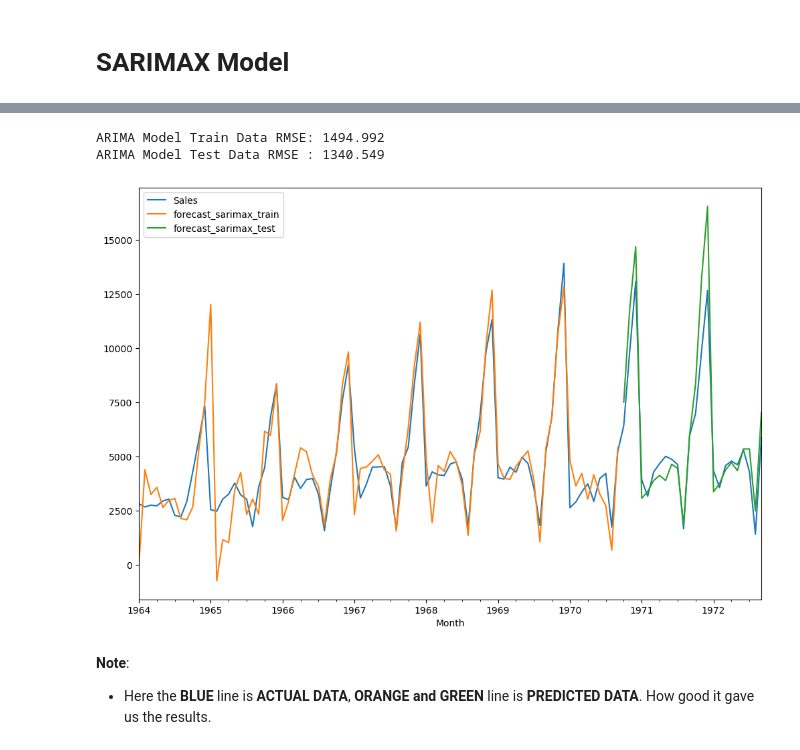
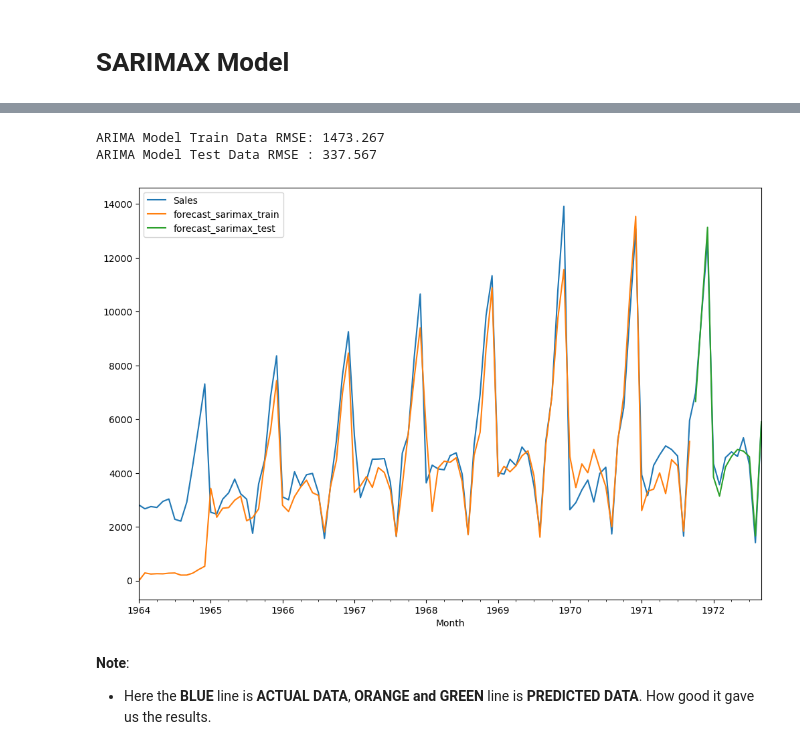
Before and after one commit to celik-muhammed/DL_Deploy_Time_Series-Product-Sales-Project, a Jupyter notebook: ml_time_series_deploy_product_sales_prediction_v1.ipynb, the cells around one changed output, grey strips where cells are left out. Saved outputs shown, nothing was run; the diff lists cells and outputs as text; code cells hidden in the pictures.

```diff
--- a/ml_time_series_deploy_product_sales_prediction_v1.ipynb
+++ b/ml_time_series_deploy_product_sales_prediction_v1.ipynb
@@ -743,4 +823,0 @@ Warnings:
-# %%
-# pmdarima framework automatically hepls you find out the best suited parameters for your model
-model = pm.auto_arima(y_train, test='adf', method='cg', maxiter=20, trace=True, suppress_warnings=True)
-# display(model.summary())
@@ -766,15 +823,0 @@ Total fit time: 2.476 seconds
-# %%
-# Create the ARIMA(p,d,q) Model, Fit the model
-model = sm.tsa.ARIMA(y_train,
-                     order=(2,1,2),               # order = (p, d, q)
-                     freq='MS',                   # Specify the frequency as 'MS' for monthly data
-                    )
-model = model.fit(method_kwargs={'maxiter':1000})
-# Evaluate the model
-print(model.summary())
-# model.mle_retvals
-
-# Examine diagnostic plots
-model.plot_diagnostics(figsize=(12, 8))
-plt.tight_layout()
-plt.show()
@@ -813,13 +834,13 @@ with open('model/model_arima.pkl', 'rb') as f:
 from sklearn.metrics import mean_squared_error
 
 # Make Predictions, start and end are the index range to be predicted
-df['forecast_arima_train'] = model.predict(start=train_index[0], end=train_index[-1])
-df['forecast_arima_test']  = model.predict(start=test_index[0],  end=test_index[-1])
+df['forecast_arima_train'] = model.predict(start=train.index[0], end=train.index[-1])
+df['forecast_arima_test']  = model.predict(start=test.index[0],  end=test.index[-1])
 df[['Sales', 'forecast_arima_train', 'forecast_arima_test']].plot(figsize=(12, 8));
 
 y_train_pred = df['forecast_arima_train'].dropna().values
 y_test_pred  = df['forecast_arima_test'].dropna().values
 
-print(f'ARIMA Model Train Data RMSE: {mean_squared_error(y_train, y_train_pred, squared=False):.3f}')
-print(f'ARIMA Model Test Data RMSE : {mean_squared_error(y_test,  y_test_pred,  squared=False):.3f}')
+print(f'ARIMA Model Train Data RMSE: {mean_squared_error(train, y_train_pred, squared=False):.3f}')
+print(f'ARIMA Model Test Data RMSE : {mean_squared_error(test,  y_test_pred,  squared=False):.3f}')
 # %% [output]
@@ -829,9 +850,9 @@ ARIMA Model Test Data RMSE : 2999.135
 # %% [markdown]
 # SARIMAX Model
 # %%
-model = sm.tsa.statespace.SARIMAX(y_train,
-                                  order=(2,2,1),              # order = (p, d, q)
-                                  seasonal_order=(2,2,1,12),  # seasonal_order = (p, d, q, shift)
+model = sm.tsa.statespace.SARIMAX(train,
+                                  order=(0,0,1),              # order = (p, d, q)
+                                  seasonal_order=(1,1,0,12),  # seasonal_order = (p, d, q, shift)
                      freq='MS',                   # Specify the frequency as 'MS' for monthly data
                     )
 model = model.fit(maxiter=1000)
@@ -877,21 +895,21 @@ with open('model/model_sarimax.pkl', 'rb') as f:
 # %%
 # Plotting the Model and Prediction Test Data
 from sklearn.metrics import mean_squared_error
 
 # Make Predictions, start and end are the index range to be predicted
-df['forecast_sarimax_train'] = model.predict(start=train_index[0], end=train_index[-1])
-df['forecast_sarimax_test']  = model.predict(start=test_index[0],  end=test_index[-1])
+df['forecast_sarimax_train'] = model.predict(start=train.index[0], end=train.index[-1])
+df['forecast_sarimax_test']  = model.predict(start=test.index[0],  end=test.index[-1])
 df[['Sales', 'forecast_sarimax_train', 'forecast_sarimax_test']].plot(figsize=(12, 8));
 
 y_train_pred = df['forecast_sarimax_train'].dropna().values
 y_test_pred  = df['forecast_sarimax_test'].dropna().values
 
-print(f'ARIMA Model Train Data RMSE: {mean_squared_error(y_train, y_train_pred, squared=False):.3f}')
-print(f'ARIMA Model Test Data RMSE : {mean_squared_error(y_test,  y_test_pred,  squared=False):.3f}')
+print(f'ARIMA Model Train Data RMSE: {mean_squared_error(train, y_train_pred, squared=False):.3f}')
+print(f'ARIMA Model Test Data RMSE : {mean_squared_error(test,  y_test_pred,  squared=False):.3f}')
 # %% [output]
-ARIMA Model Train Data RMSE: 1494.992
-ARIMA Model Test Data RMSE : 1340.549
+ARIMA Model Train Data RMSE: 1473.267
+ARIMA Model Test Data RMSE : 337.567
-[figure, old version]
+[figure, new version]
 # %% [markdown]
 **Note**:
 
```
Also changed, not shown: parts of 23 cells of this notebook.
